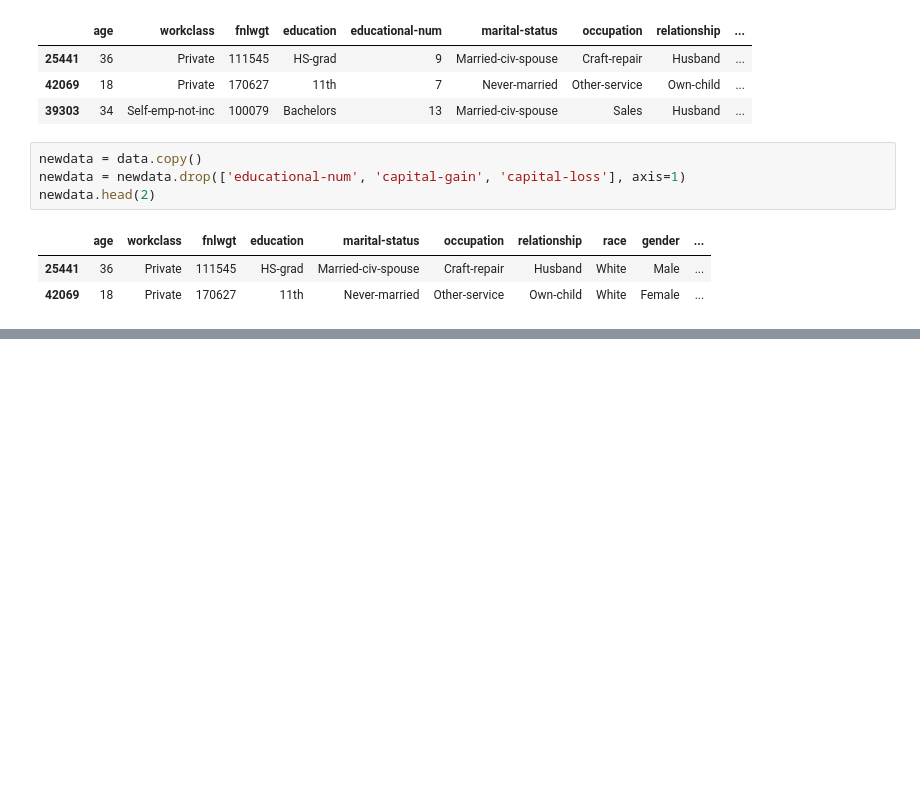
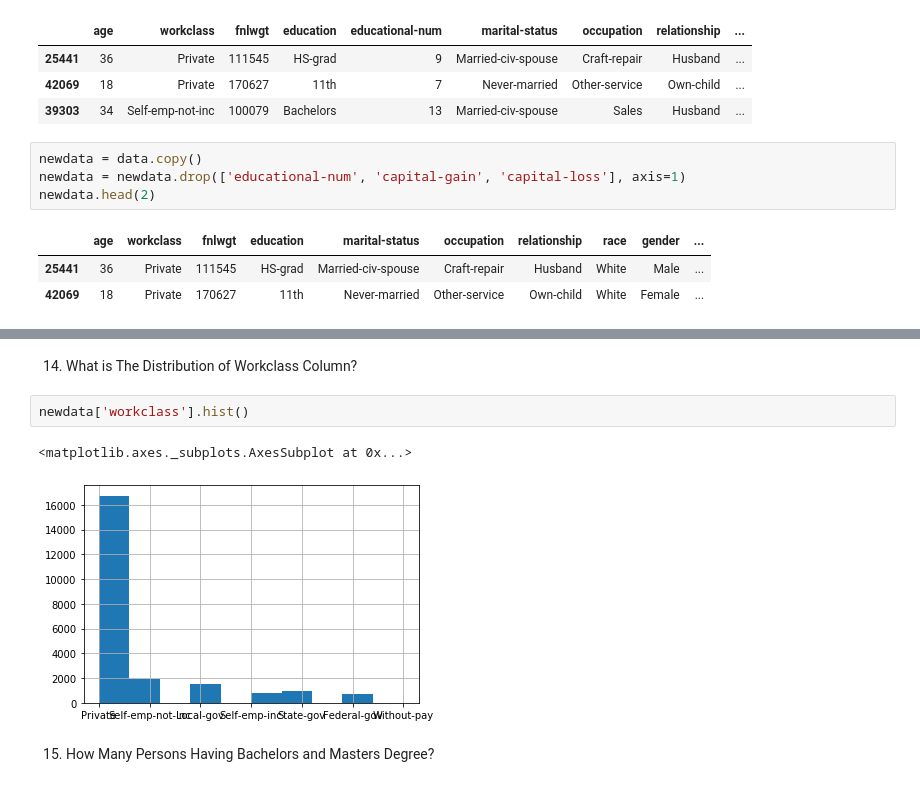
Before and after one commit to achmegantara/adult-income-analysis, a Jupyter notebook: adult-income.ipynb, the cells around one changed output, grey strips where cells are left out. Drawn from its saved outputs; the diff is of its cells as text; blank space fills up the shorter version.

```diff
--- a/adult-income.ipynb
+++ b/adult-income.ipynb
@@ -225,0 +246,9 @@ newdata.head(2)
+# %% [markdown]
+14. What is The Distribution of Workclass Column?
+# %%
+newdata['workclass'].hist()
+# %% [output]
+<matplotlib.axes._subplots.AxesSubplot at 0x...>
+[figure, added]
+# %% [markdown]
+15. How Many Persons Having Bachelors and Masters Degree?
```
Also changed, not shown: parts of 10 cells of this notebook.
